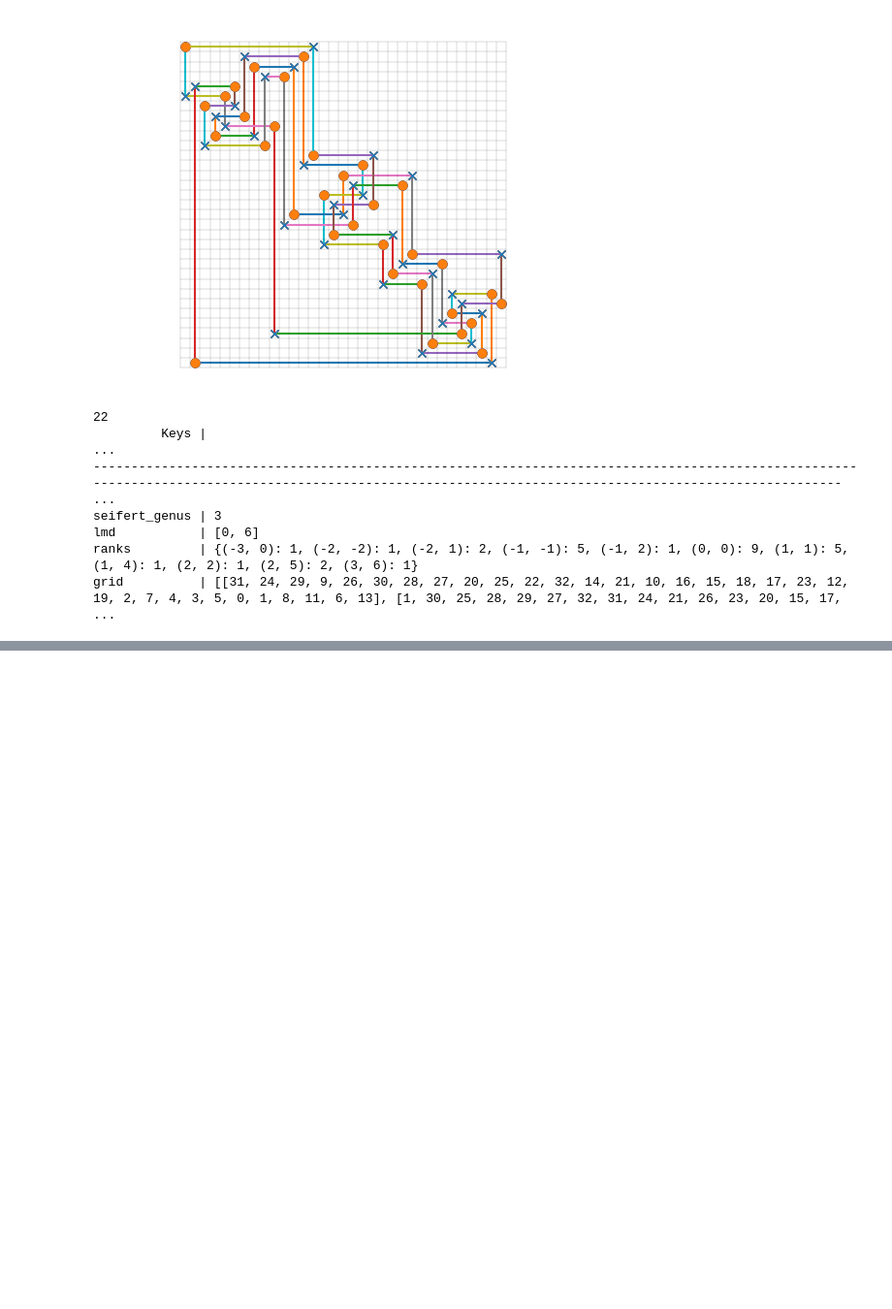
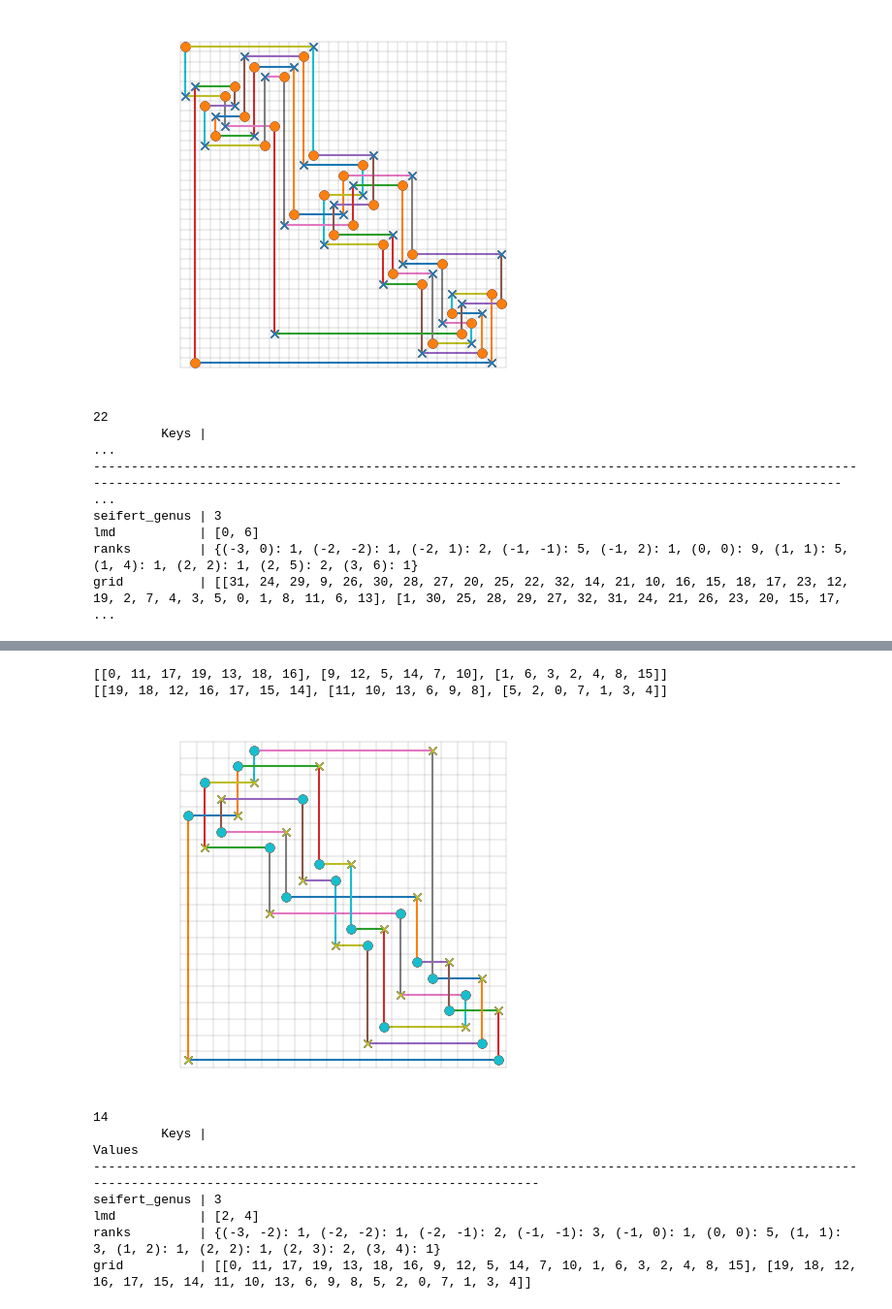
Before and after one commit to yamryo/notebooks, a Jupyter notebook: Research/knot_Floer_homology/HFK_calculator.ipynb, the cells around one changed output, grey strips where cells are left out. Shown at 97% size. Cells and saved outputs as stored; diff of their text form; code cells hidden in the pictures; blank space fills up the shorter version.

```diff
--- a/Research/knot_Floer_homology/HFK_calculator.ipynb
+++ b/Research/knot_Floer_homology/HFK_calculator.ipynb
@@ -372,0 +506,45 @@ grid          | [[31, 24, 29, 9, 26, 30, 28, 27, 20, 25, 22, 32, 14, 21, 10, 16,
+# %%
+def shift(marr:list, s:int):
+    return [k+s for k in marr]
+
+Width = 5
+
+ht = 1  # number of Half_Stallings_twist, odd > 1
+margin = 4 + 2*ht + 4
+
+connected_x, connected_o = [], []
+
+connected_x.append([0] + shift([-4, 2, 4, -2, 3, 1], Width + margin))
+connected_o.append(shift([4, 3, -3, 1, 2, 0, -1], Width + margin))
+#---
+connected_x.append(shift([4, 7, 0, 9, 2, 5], Width))
+connected_o.append(shift([6, 5, 8, 1, 4, 3], Width))
+# connected_x.append(shift([4, 3+2*ht+2, 0]
+#                          + sum([[6+2*i, 5+2*i] for i in range(ht-1)], []) if ht > 1 else []
+#                          + [4+2*ht+3, 2, 4+2*ht-1], Width))
+# connected_o.append(shift([4+2*ht, 5, 8, 1]
+#                          + sum([[9+2*i, 4+2*i] for i in range(ht-1)], []) if ht > 1 else []
+#                          + [2*ht+3+3, 2*ht, 2*ht+2, 3], Width))
+#---
+connected_x.append([1, Width+1, 3, 2, 4, Width+3, Width+margin])
+connected_o.append([Width, 2, 0, Width+2, 1, 3, 4])
+#---
+print(connected_x)
+print(connected_o)
+
+connected_G = Grid(sum(connected_x, []), sum(connected_o, []))
+connected_G.draw()
+print(len(connected_G.crossings))
+
+tabulate_dict(calc_hfk(connected_G))
+# %% [output]
+[[0, 11, 17, 19, 13, 18, 16], [9, 12, 5, 14, 7, 10], [1, 6, 3, 2, 4, 8, 15]]
+[[19, 18, 12, 16, 17, 15, 14], [11, 10, 13, 6, 9, 8], [5, 2, 0, 7, 1, 3, 4]]
+[figure, added]
+14
+         Keys |                                                                                                                                           Values
+----------------------------------------------------------------------------------------------------------------------------------------------------------------
+seifert_genus | 3
+lmd           | [2, 4]
+ranks         | {(-3, -2): 1, (-2, -2): 1, (-2, -1): 2, (-1, -1): 3, (-1, 0): 1, (0, 0): 5, (1, 1): 3, (1, 2): 1, (2, 2): 1, (2, 3): 2, (3, 4): 1}
+grid          | [[0, 11, 17, 19, 13, 18, 16, 9, 12, 5, 14, 7, 10, 1, 6, 3, 2, 4, 8, 15], [19, 18, 12, 16, 17, 15, 14, 11, 10, 13, 6, 9, 8, 5, 2, 0, 7, 1, 3, 4]]
```
Also changed, not shown: parts of 10 cells of this notebook, 14 other files.
